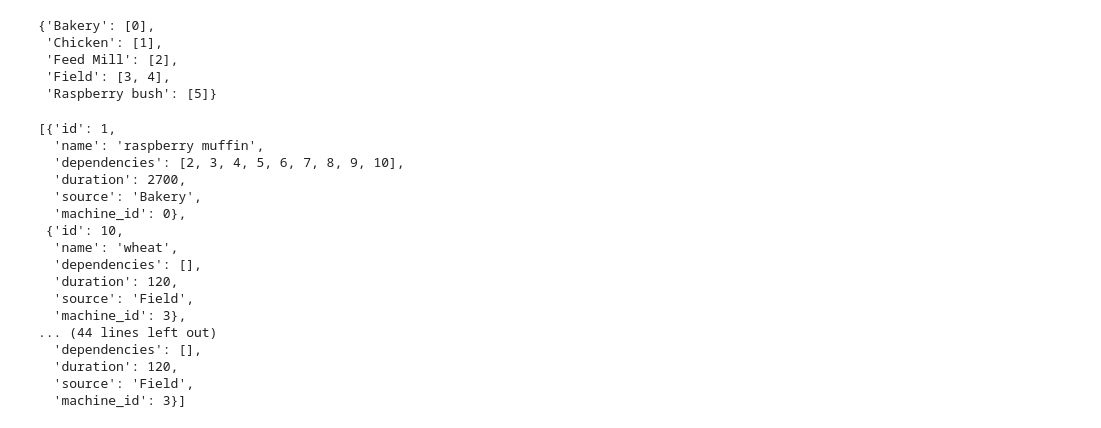
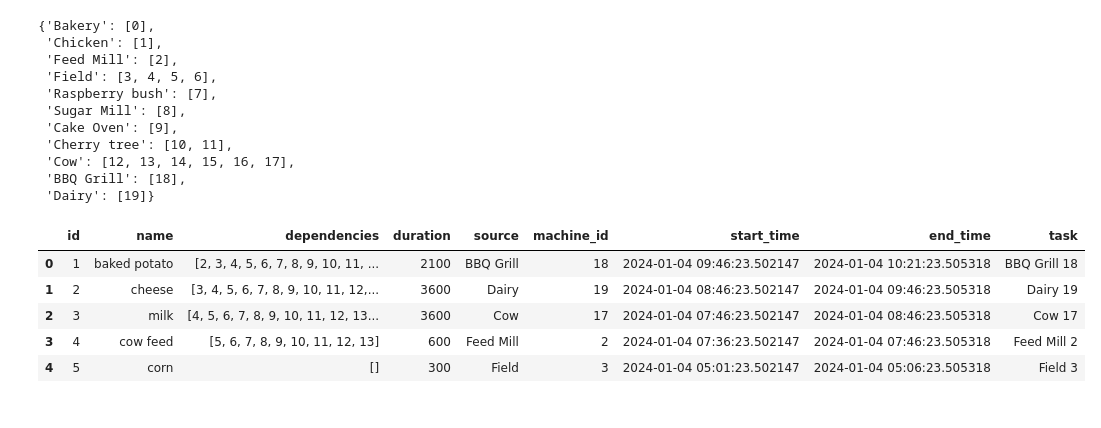
Before and after one commit to Th1nhNg0/hayday-planner, a Jupyter notebook: test.ipynb, the cells around one changed output. Drawn from its saved outputs; the diff is of its cells as text; code cells hidden in the pictures.

```diff
--- a/test.ipynb
+++ b/test.ipynb
@@ -3,10 +6,11 @@ from utils import make_need_tree,visualize_tree,make_storage,make_requirement_tr
 # %%
-tree = make_need_tree('Raspberry muffin',1)
+name='baked potato'
+tree = make_need_tree(name,1)
 visualize_tree(tree)
 # %% [output]
 [drawing not drawn]
 # %%
-storage = make_storage(100)
-req_tree=make_requirement_tree('raspberry muffin',storage)
+storage = make_storage()
+req_tree=make_requirement_tree(name,storage)
 req_tree
 # %% [output]
@@ -39,7 +39,8 @@ tasks[:2]
 # %%
 # number of machines
 sources={
-    'Bakery':1, 'Chicken':1, 'Feed Mill':1, 'Field':2, 'Raspberry bush':1
+    'Bakery':1, 'Chicken':1, 'Feed Mill':1, 'Field':4, 'Raspberry bush':1,'Sugar Mill':1,'Cake Oven':1,
+    'Cherry tree':2,'Cow':6,'BBQ Grill':1,'Dairy':1
 }
 machines ={}
 # make machines is: key is same as sources, value is a list of machine_id
@@ -53,8 +54,14 @@ machines
 {'Bakery': [0],
  'Chicken': [1],
  'Feed Mill': [2],
- 'Field': [3, 4],
- 'Raspberry bush': [5]}
+ 'Field': [3, 4, 5, 6],
+ 'Raspberry bush': [7],
+ 'Sugar Mill': [8],
+ 'Cake Oven': [9],
+ 'Cherry tree': [10, 11],
+ 'Cow': [12, 13, 14, 15, 16, 17],
+ 'BBQ Grill': [18],
+ 'Dairy': [19]}
 # %%
 # function to check if task b depends on task a
 def check_dependency(task_a_pos,task_b_pos):
@@ -86,11 +93,7 @@ def make_chromosome(tasks,machines):
         machine_id=random.choice(machines[task['source']])
         chromosome.append((i,machine_id))
     # # random shuffle the chromosome
-    for i in range(len(chromosome)):
-        for j in range(i+1,len(chromosome)):
-            if not check_dependency(chromosome[i][0],chromosome[j][0]):
-                if random.random()<0.5:
-                    chromosome[i],chromosome[j]=chromosome[j],chromosome[i]
+
     return chromosome
 
 def chromosome_to_task_list(chromosome):
@@ -106,24 +109,5 @@ def chromosome_to_task_list(chromosome):
         task_list.append(temp_task)
     return task_list
 
-
 chromosome = make_chromosome(tasks,machines)
-chromosome_to_task_list(chromosome)
+test_tasks=chromosome_to_task_list(chromosome)
-# %% [output]
-[{'id': 1,
-  'name': 'raspberry muffin',
-  'dependencies': [2, 3, 4, 5, 6, 7, 8, 9, 10],
-  'duration': 2700,
-  'source': 'Bakery',
-  'machine_id': 0},
- {'id': 10,
-  'name': 'wheat',
-  'dependencies': [],
-  'duration': 120,
-  'source': 'Field',
-  'machine_id': 3},
-... (44 lines left out)
-  'dependencies': [],
-  'duration': 120,
-  'source': 'Field',
-  'machine_id': 3}]
@@ -129,0 +136,14 @@ chromosome_to_task_list(chromosome)
+# %%
+df = pd.DataFrame(test_tasks)
+# task is source + machine_id
+df['task']=df['source']+' '+df['machine_id'].astype(str)
+df['start_time'] = pd.to_datetime('today')+pd.to_timedelta(df['start_time'],unit='s')
+df['end_time'] = pd.to_datetime('today')+pd.to_timedelta(df['end_time'],unit='s')
+df.head()
+# %% [output]
+|  | id | name | dependencies | duration | source | machine_id | start_time | end_time | task |
+| 0 | 1 | baked potato | [2, 3, 4, 5, 6, 7, 8, 9, 10, 11, ... | 2100 | BBQ Grill | 18 | 2024-01-04 09:46:23.502147 | 2024-01-04 10:21:23.505318 | BBQ Grill 18 |
+| 1 | 2 | cheese | [3, 4, 5, 6, 7, 8, 9, 10, 11, 12,... | 3600 | Dairy | 19 | 2024-01-04 08:46:23.502147 | 2024-01-04 09:46:23.505318 | Dairy 19 |
+| 2 | 3 | milk | [4, 5, 6, 7, 8, 9, 10, 11, 12, 13... | 3600 | Cow | 17 | 2024-01-04 07:46:23.502147 | 2024-01-04 08:46:23.505318 | Cow 17 |
+| 3 | 4 | cow feed | [5, 6, 7, 8, 9, 10, 11, 12, 13] | 600 | Feed Mill | 2 | 2024-01-04 07:36:23.502147 | 2024-01-04 07:46:23.505318 | Feed Mill 2 |
+| 4 | 5 | corn | [] | 300 | Field | 3 | 2024-01-04 05:01:23.502147 | 2024-01-04 05:06:23.505318 | Field 3 |
```
Also changed, not shown: parts of 5 cells of this notebook.
